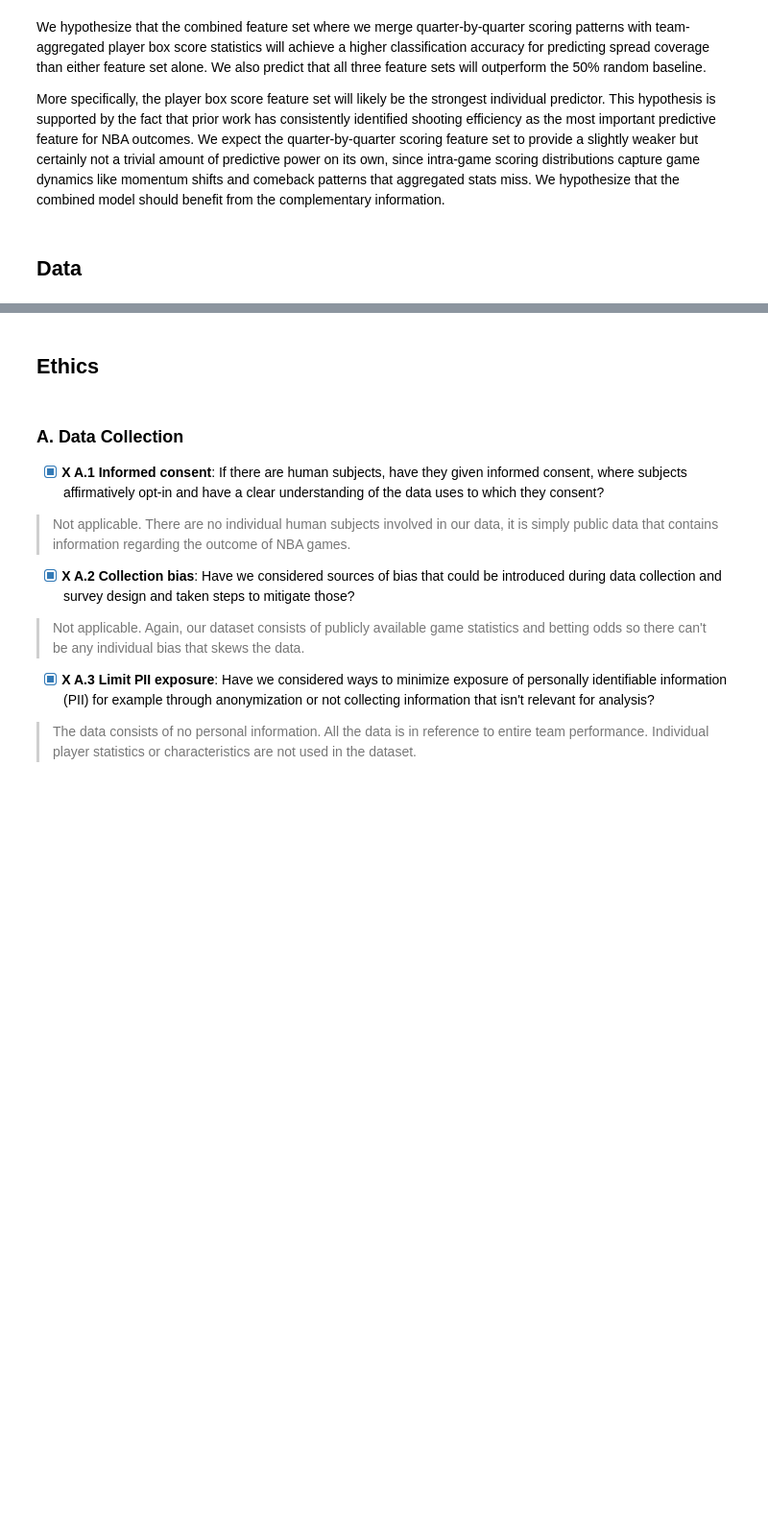
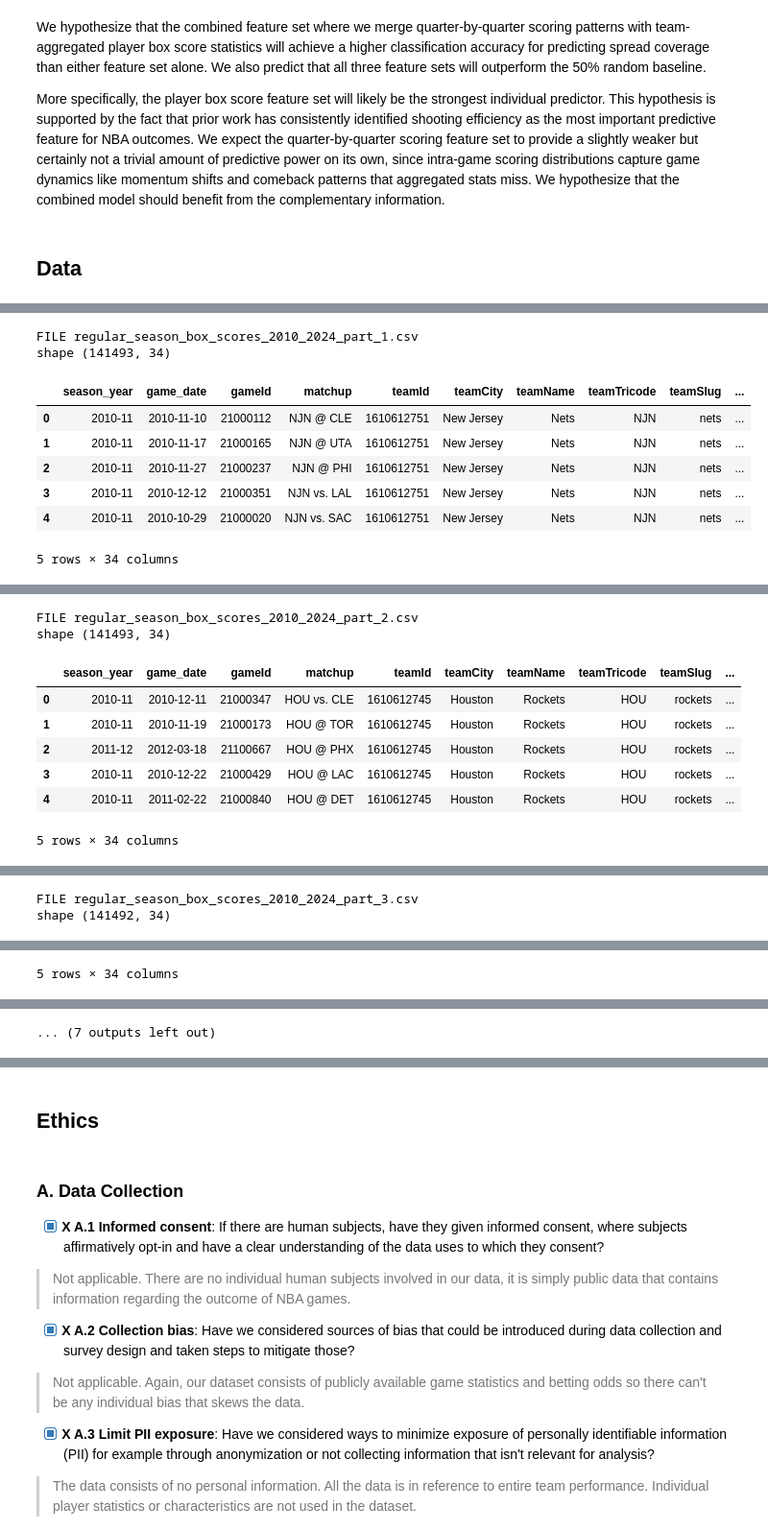
Before and after one commit to COGS108/Group064_WI26, a Jupyter notebook: 01-DataCheckpoint.ipynb, the cells around one changed output, grey strips where cells are left out. Shown at 96% size. Cells and saved outputs as stored; diff of their text form; code cells hidden in the pictures; blank space fills up the shorter version.

```diff
--- a/01-DataCheckpoint.ipynb
+++ b/01-DataCheckpoint.ipynb
@@ -144,0 +171,65 @@ Please note that you can always keep adding more datasets in the future if these
+# %%
+import pandas as pd
+from pathlib import Path
+
+RAW = Path("data/00-raw")
+INTERIM = Path("data/01-interim")
+PROCESSED = Path("data/02-processed")
+
+d1_files = sorted(RAW.glob("regular_season_*.csv"))
+
+def clean_and_summarize(csv_path: Path):
+    df = pd.read_csv(csv_path)
+
+    print("\nFILE", csv_path.name)
+    print("shape", df.shape)
+    display(df.head())
+
+    if "GAME_DATE" in df.columns:
+        df["GAME_DATE"] = pd.to_datetime(df["GAME_DATE"], errors="coerce")
+
+    missing = df.isna().mean().sort_values(ascending=False).head(15)
+    display(missing)
+
+    pct_cols = [c for c in ["FG_PCT", "FG3_PCT", "FT_PCT"] if c in df.columns]
+    if pct_cols:
+        bad_pct = df[pct_cols].apply(lambda s: (s < 0) | (s > 1)).any(axis=1)
+        print("rows with suspicious pct", int(bad_pct.sum()))
+
+    if "PTS" in df.columns:
+        bad_pts = (df["PTS"] < 0) | (df["PTS"] > 200)
+        print("rows with suspicious pts", int(bad_pts.sum()))
+
+    key_candidates = ["GAME_ID", "TEAM_ID", "PLAYER_ID", "GAME_DATE"]
+    keys = [c for c in key_candidates if c in df.columns]
+    if keys:
+        df_clean = df.dropna(subset=keys).copy()
+    else:
+        df_clean = df.dropna(how="all").copy()
+    out_name = csv_path.stem.replace("regular_season_", "") + "_clean.csv"
+    df_clean.to_csv(INTERIM / f"interim_{out_name}", index=False)
+    df_clean.to_csv(PROCESSED / f"processed_{out_name}", index=False)
+
+    return {
+        "file": csv_path.name,
+        "rows": df.shape[0],
+        "cols": df.shape[1],
+        "rows_after_clean": df_clean.shape[0],
+        "cols_after_clean": df_clean.shape[1],
+    }
+
+summaries = [clean_and_summarize(p) for p in d1_files]
+summary_df = pd.DataFrame(summaries)
+display(summary_df)
+for r in summaries:
+    print(f"- {r['file']}  observations {r['rows']}  variables {r['cols']}")
+# %% [output]
+FILE regular_season_box_scores_2010_2024_part_1.csv
+shape (141493, 34)
+|  | season_year | game_date | gameId | matchup | teamId | teamCity | teamName | teamTricode | teamSlug | ... |
+| 0 | 2010-11 | 2010-11-10 | 21000112 | NJN @ CLE | 1610612751 | New Jersey | Nets | NJN | nets | ... |
+| 1 | 2010-11 | 2010-11-17 | 21000165 | NJN @ UTA | 1610612751 | New Jersey | Nets | NJN | nets | ... |
+| 2 | 2010-11 | 2010-11-27 | 21000237 | NJN @ PHI | 1610612751 | New Jersey | Nets | NJN | nets | ... |
+| 3 | 2010-11 | 2010-12-12 | 21000351 | NJN vs. LAL | 1610612751 | New Jersey | Nets | NJN | nets | ... |
+| 4 | 2010-11 | 2010-10-29 | 21000020 | NJN vs. SAC | 1610612751 | New Jersey | Nets | NJN | nets | ... |
+5 rows × 34 columns
@@ -144,0 +252,9 @@ Please note that you can always keep adding more datasets in the future if these
+FILE regular_season_box_scores_2010_2024_part_2.csv
+shape (141493, 34)
+|  | season_year | game_date | gameId | matchup | teamId | teamCity | teamName | teamTricode | teamSlug | ... |
+| 0 | 2010-11 | 2010-12-11 | 21000347 | HOU vs. CLE | 1610612745 | Houston | Rockets | HOU | rockets | ... |
+| 1 | 2010-11 | 2010-11-19 | 21000173 | HOU @ TOR | 1610612745 | Houston | Rockets | HOU | rockets | ... |
+| 2 | 2011-12 | 2012-03-18 | 21100667 | HOU @ PHX | 1610612745 | Houston | Rockets | HOU | rockets | ... |
+| 3 | 2010-11 | 2010-12-22 | 21000429 | HOU @ LAC | 1610612745 | Houston | Rockets | HOU | rockets | ... |
+| 4 | 2010-11 | 2011-02-22 | 21000840 | HOU @ DET | 1610612745 | Houston | Rockets | HOU | rockets | ... |
+5 rows × 34 columns
@@ -144,0 +277,2 @@ Please note that you can always keep adding more datasets in the future if these
+FILE regular_season_box_scores_2010_2024_part_3.csv
+shape (141492, 34)
@@ -144,0 +285 @@ Please note that you can always keep adding more datasets in the future if these
+5 rows × 34 columns
@@ -144,0 +302 @@ Please note that you can always keep adding more datasets in the future if these
+... (7 outputs left out)
```
Also changed, not shown: parts of 12 cells of this notebook.
